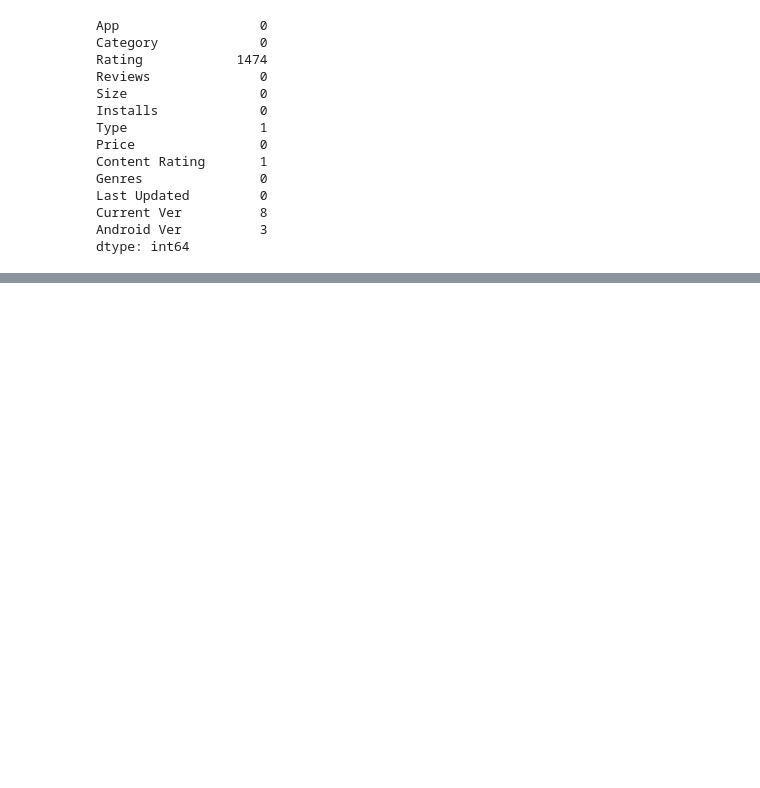
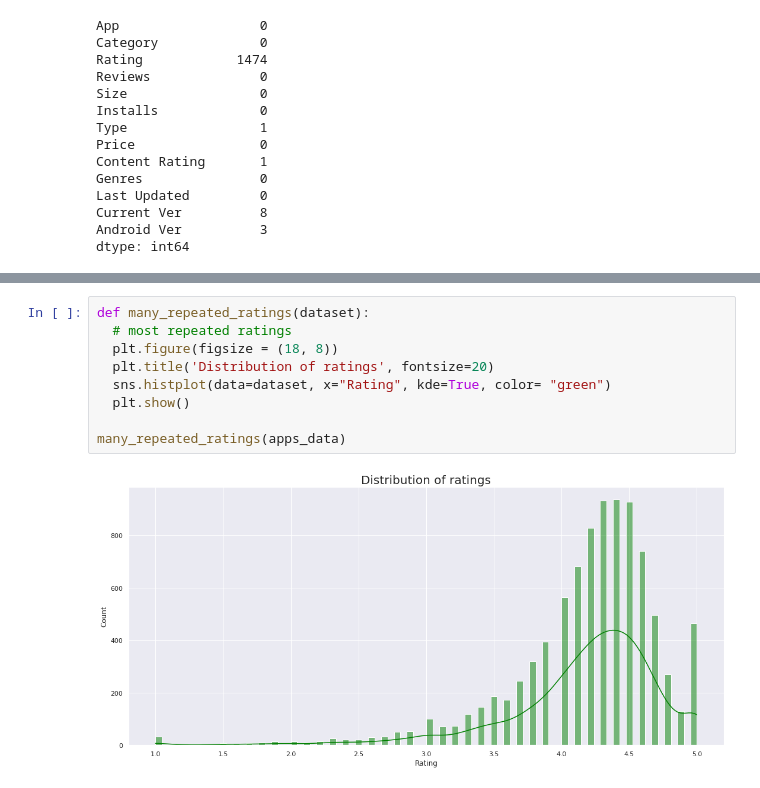
Before and after one commit to murodjonabdujabbor33/Mobapp-studio, a Jupyter notebook: Mobapp_studio.ipynb, the cells around one changed output, grey strips where cells are left out. Cells and saved outputs as stored; diff of their text form; blank space fills up the shorter version.

```diff
--- a/Mobapp_studio.ipynb
+++ b/Mobapp_studio.ipynb
@@ -103,0 +177,11 @@ clean_dataset(apps_data)
+# %%
+def many_repeated_ratings(dataset):
+  # most repeated ratings
+  plt.figure(figsize = (18, 8))
+  plt.title('Distribution of ratings', fontsize=20)
+  sns.histplot(data=dataset, x="Rating", kde=True, color= "green")
+  plt.show()
+
+many_repeated_ratings(apps_data)
+# %% [output]
+[figure, added]
```
Also changed, not shown: parts of 22 cells of this notebook.
